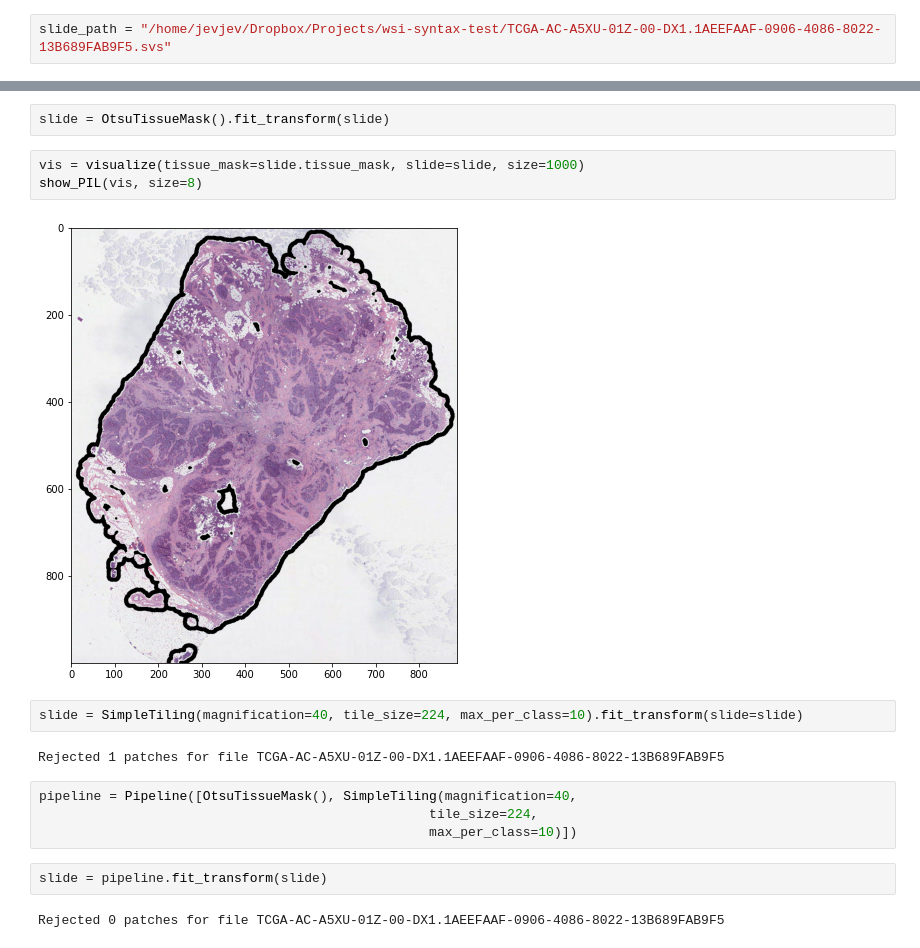
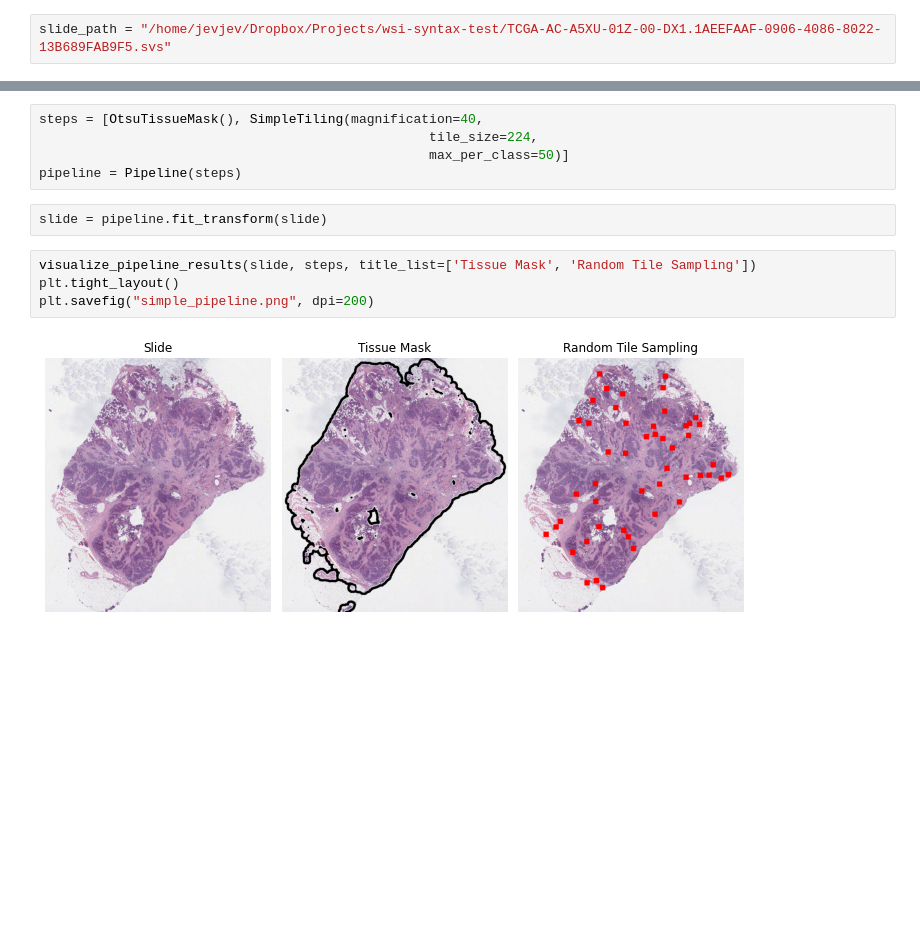
Before and after one commit to jgamper/compay-syntax, a Jupyter notebook: test.ipynb, the cells around one changed output, grey strips where cells are left out. Saved outputs shown, nothing was run; the diff lists cells and outputs as text; blank space fills up the shorter version.

```diff
--- a/test.ipynb
+++ b/test.ipynb
@@ -28,19 +30,13 @@ show_PIL(thumb, size=8)
-# %%
-slide = OtsuTissueMask().fit_transform(slide)
-# %%
-vis = visualize(tissue_mask=slide.tissue_mask, slide=slide, size=1000)
-show_PIL(vis, size=8)
-# %% [output]
-[figure, removed]
 # %%
-slide = SimpleTiling(magnification=40, tile_size=224, max_per_class=10).fit_transform(slide=slide)
+steps = [OtsuTissueMask(), SimpleTiling(magnification=40,
+                                                  tile_size=224,
+                                                  max_per_class=50)]
+pipeline = Pipeline(steps)
-# %% [output]
-Rejected 1 patches for file TCGA-AC-A5XU-01Z-00-DX1.1AEEFAAF-0906-4086-8022-13B689FAB9F5
-# %%
-pipeline = Pipeline([OtsuTissueMask(), SimpleTiling(magnification=40,
-                                                  tile_size=224,
-                                                  max_per_class=10)])
 # %%
 slide = pipeline.fit_transform(slide)
-# %% [output]
-Rejected 0 patches for file TCGA-AC-A5XU-01Z-00-DX1.1AEEFAAF-0906-4086-8022-13B689FAB9F5
+# %%
+visualize_pipeline_results(slide, steps, title_list=['Tissue Mask', 'Random Tile Sampling'])
+plt.tight_layout()
+plt.savefig("simple_pipeline.png", dpi=200)
+# %% [output]
+[figure, added]
```
Also changed, not shown: parts of 2 cells of this notebook, 10 other files.
